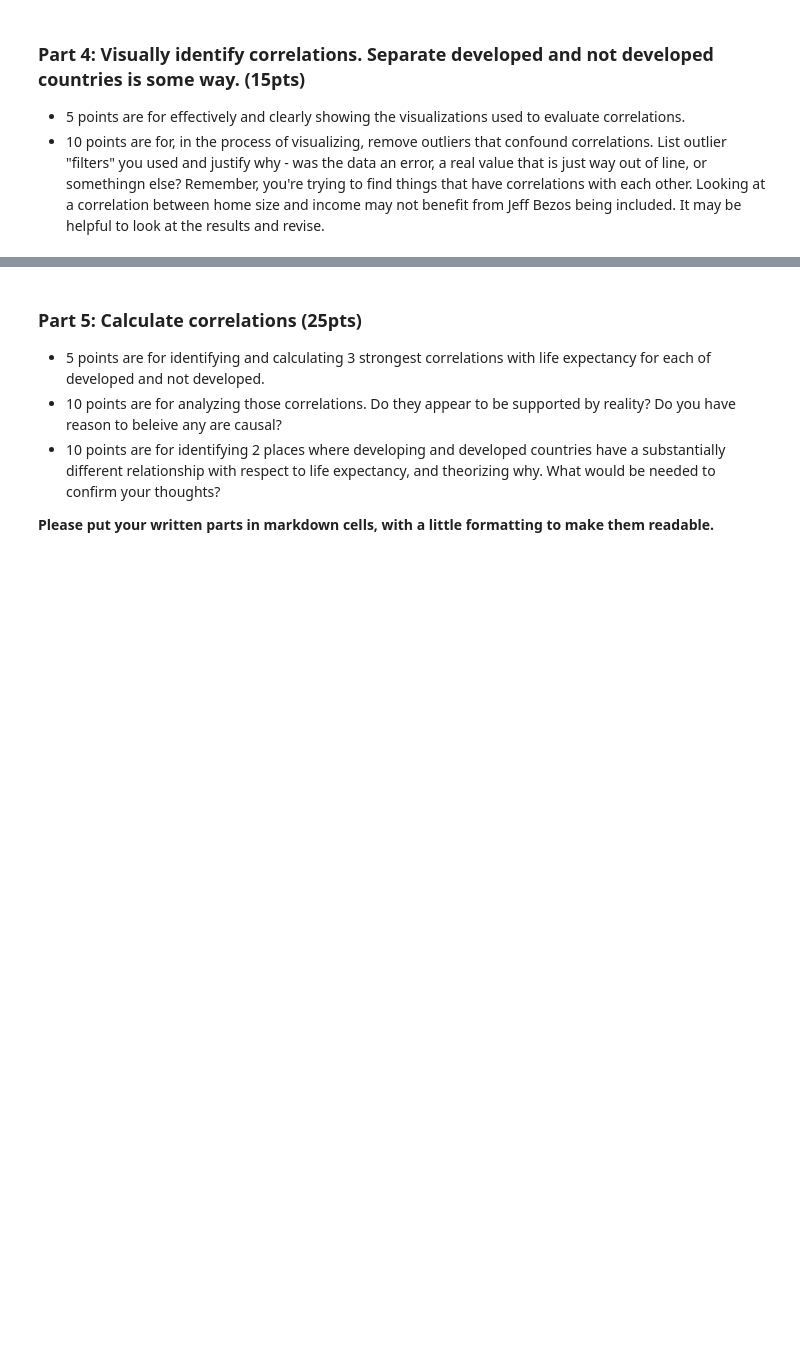
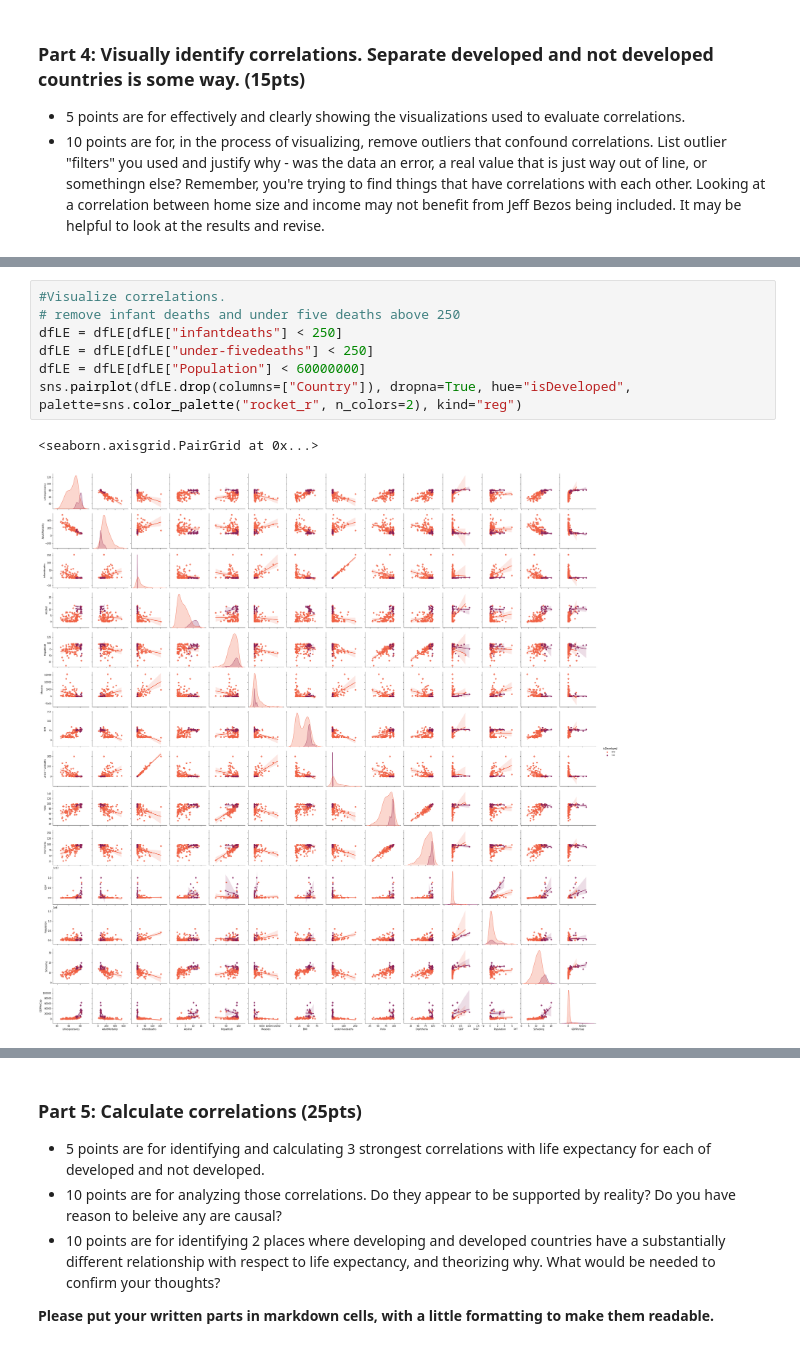
Before and after one commit to shaunmcgregor/BSIP_Assignment_2_Students, a Jupyter notebook: stats_asn_2_start.ipynb, the cells around one changed output, grey strips where cells are left out. Cells and saved outputs as stored; diff of their text form; blank space fills up the shorter version.

```diff
--- a/stats_asn_2_start.ipynb
+++ b/stats_asn_2_start.ipynb
@@ -178,0 +183,10 @@ sns.ecdfplot(dfLE["GDPPerCap"], color="Green")
+# %%
+#Visualize correlations.
+# remove infant deaths and under five deaths above 250
+dfLE = dfLE[dfLE["infantdeaths"] < 250]
+dfLE = dfLE[dfLE["under-fivedeaths"] < 250]
+dfLE = dfLE[dfLE["Population"] < 60000000]
+sns.pairplot(dfLE.drop(columns=["Country"]), dropna=True, hue="isDeveloped", palette=sns.color_palette("rocket_r", n_colors=2), kind="reg")
+# %% [output]
+<seaborn.axisgrid.PairGrid at 0x...>
+[figure, added]
```
Also changed, not shown: parts of 16 cells of this notebook.
